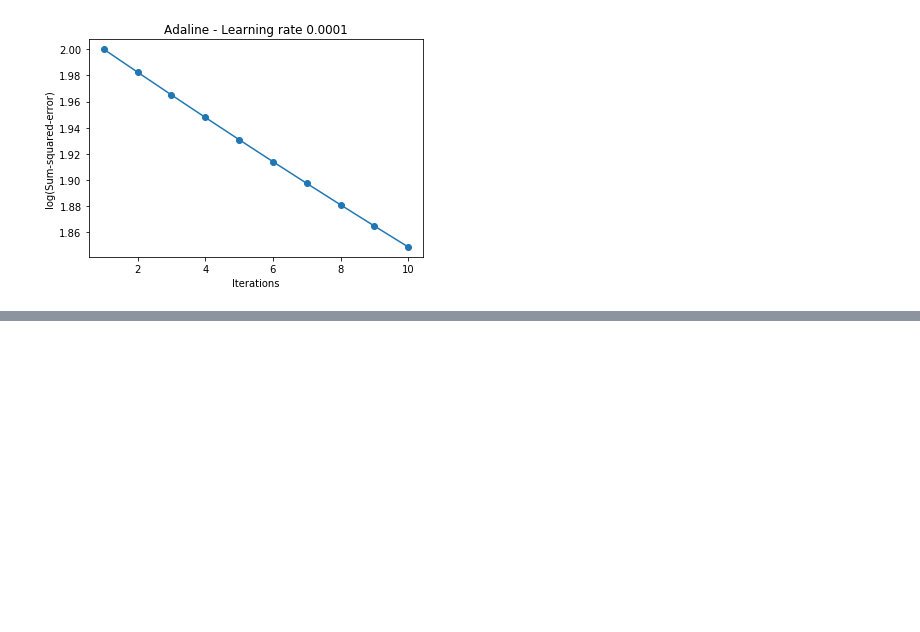
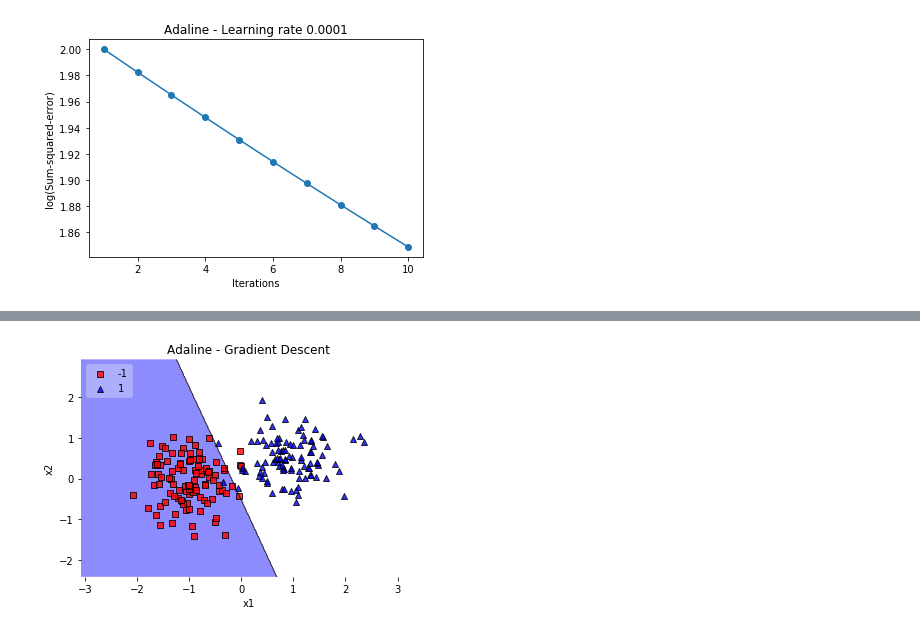
Before and after one commit to physics31415926/DD2437_ANN, a Jupyter notebook: Lab1/3_1.ipynb, the cells around one changed output, grey strips where cells are left out. Cells and saved outputs as stored; diff of their text form; code cells hidden in the pictures; blank space fills up the shorter version.

```diff
--- a/Lab1/3_1.ipynb
+++ b/Lab1/3_1.ipynb
@@ -147,0 +161,11 @@ plt.show()
+# %%
+ada = AdalineGD(epochs=20, eta=0.01)
+ada.train(X, y)
+plot_decision_regions(X, y, clf=ada,legend=2,colors='red,blue')
+plt.title('Adaline - Gradient Descent')
+plt.xlabel('x1')
+plt.ylabel('x2')
+plt.savefig('imgs/delta_eta{}.png'.format(str(eta)))
+plt.show()
+# %% [output]
+[figure, added]
```
Also changed, not shown: parts of 14 cells of this notebook, 8 other files.
